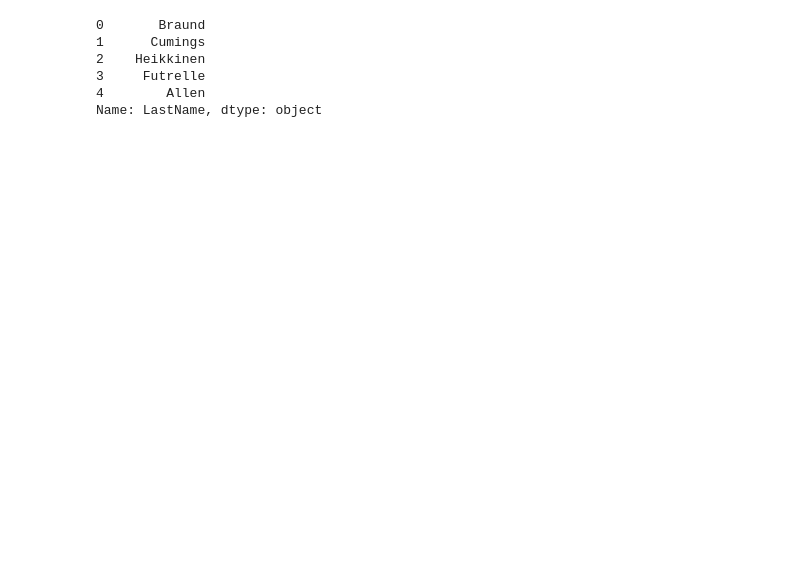
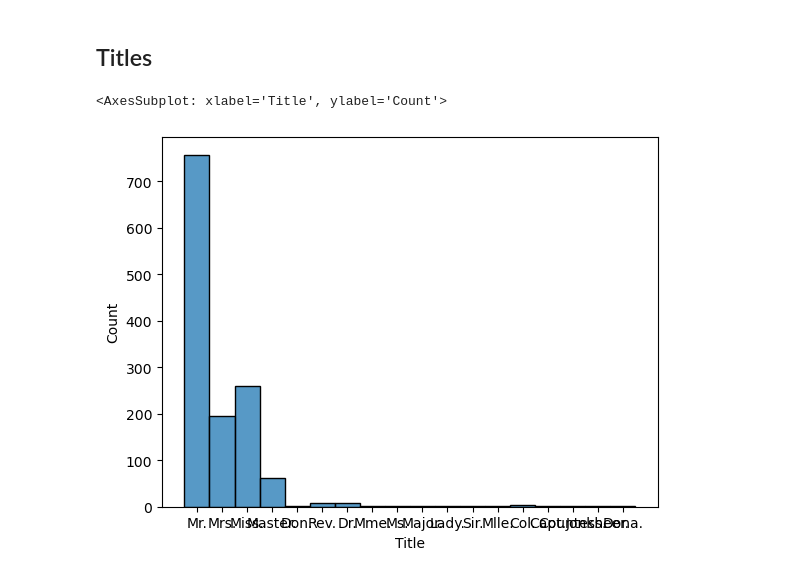
Before and after one commit to chdean/titanic-kaggle, a Jupyter notebook: 2_prep.ipynb, the cells around one changed output. Saved outputs shown, nothing was run; the diff lists cells and outputs as text; code cells hidden in the pictures; blank space fills up the shorter version.

```diff
--- a/2_prep.ipynb
+++ b/2_prep.ipynb
@@ -35,9 +61,0 @@ df['LastName'] = df.Name.apply(lambda x: x.split(',')[0])
-# %%
-df.LastName.head()
-# %% [output]
-0       Braund
-1      Cumings
-2    Heikkinen
-3     Futrelle
-4        Allen
-Name: LastName, dtype: object
@@ -49,0 +64,6 @@ df = df.merge(last_name_survival, on='LastName', how='left')
+# %%
+last_name_count = df.groupby('LastName').PassengerId.count()\
+.reset_index()\
+.rename(columns={'PassengerId': 'LastNameCount'})
+# %%
+df = df.merge(last_name_count, on='LastName', how='left')
@@ -49,0 +72,16 @@ df = df.merge(last_name_survival, on='LastName', how='left')
+# %% [markdown]
+## Titles
+# %%
+def extract_title(s):
+    titles = [w for w in s.split(' ') if w.endswith('.')]
+    if len(titles) == 1:
+        return titles[0]
+    else:
+        return None
+# %%
+df['Title'] = df.Name.apply(extract_title)
+# %%
+sns.histplot(df.Title)
+# %% [output]
+<AxesSubplot: xlabel='Title', ylabel='Count'>
+[figure, added]
```
Also changed, not shown: parts of 13 cells of this notebook.
